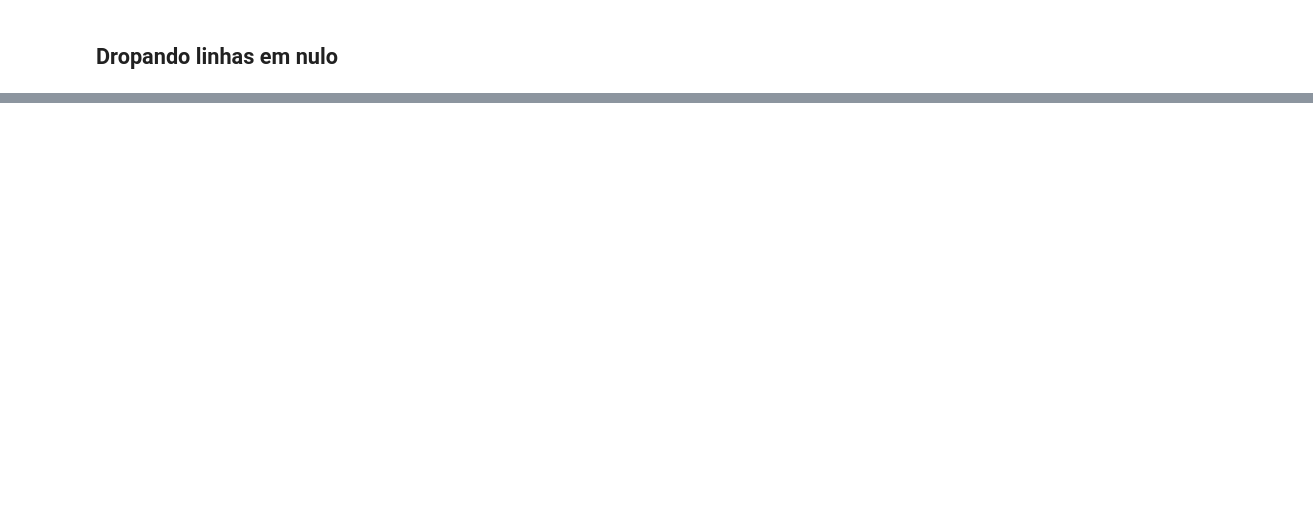
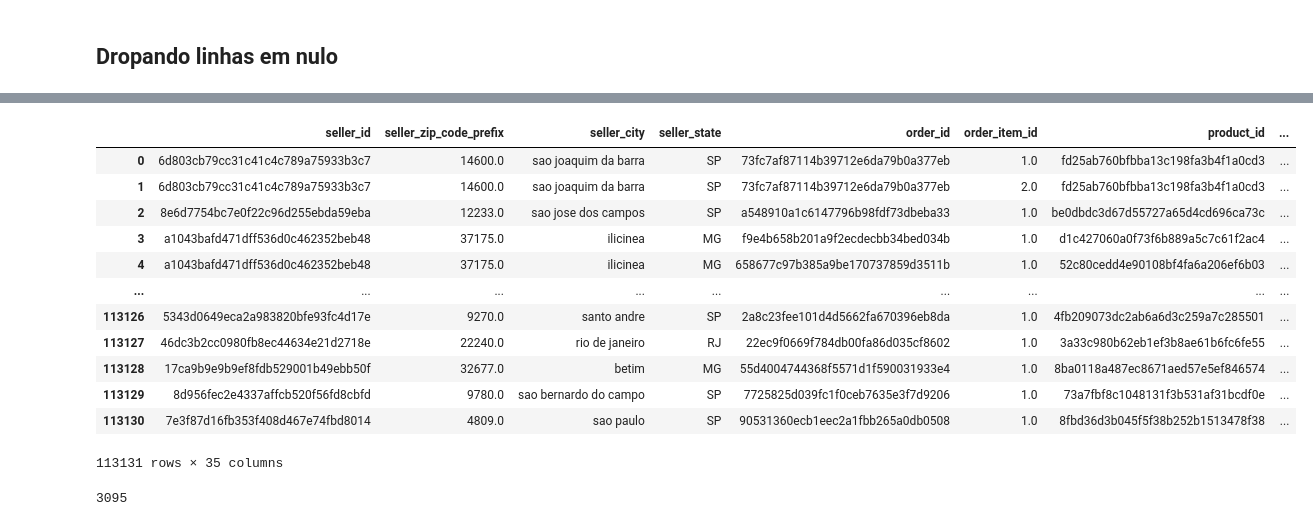
Before and after one commit to claudiagarcia0204/Projeto-Final---Olist, a Jupyter notebook: limpeza Paulo.ipynb, the cells around one changed output, grey strips where cells are left out. Cells and saved outputs as stored; diff of their text form; code cells hidden in the pictures; blank space fills up the shorter version.

Commit message:
mergedf

```diff
--- a/limpeza Paulo.ipynb
+++ b/limpeza Paulo.ipynb
@@ -172,0 +99,33 @@ vendedores = pd.read_csv("Data/vendedores.csv")
+# %%
+df.drop(['Unnamed: 0_x', 'Unnamed: 0_y', 'Unnamed: 0'],axis=1, inplace=True)
+# %%
+df = df.merge(produtos, left_on='product_id', right_on='product_id',how='left' )
+# %%
+df = df.merge(ordens, left_on='order_id', right_on='order_id',how='right' )
+# %%
+df = df.merge(avaliacoes, left_on='order_id', right_on='order_id',how='right' )
+# %%
+df
+# %% [output]
+|  | seller_id | seller_zip_code_prefix | seller_city | seller_state | order_id | order_item_id | product_id | ... |
+| 0 | 6d803cb79cc31c41c4c789a75933b3c7 | 14600.0 | sao joaquim da barra | SP | 73fc7af87114b39712e6da79b0a377eb | 1.0 | fd25ab760bfbba13c198fa3b4f1a0cd3 | ... |
+| 1 | 6d803cb79cc31c41c4c789a75933b3c7 | 14600.0 | sao joaquim da barra | SP | 73fc7af87114b39712e6da79b0a377eb | 2.0 | fd25ab760bfbba13c198fa3b4f1a0cd3 | ... |
+| 2 | 8e6d7754bc7e0f22c96d255ebda59eba | 12233.0 | sao jose dos campos | SP | a548910a1c6147796b98fdf73dbeba33 | 1.0 | be0dbdc3d67d55727a65d4cd696ca73c | ... |
+| 3 | a1043bafd471dff536d0c462352beb48 | 37175.0 | ilicinea | MG | f9e4b658b201a9f2ecdecbb34bed034b | 1.0 | d1c427060a0f73f6b889a5c7c61f2ac4 | ... |
+| 4 | a1043bafd471dff536d0c462352beb48 | 37175.0 | ilicinea | MG | 658677c97b385a9be170737859d3511b | 1.0 | 52c80cedd4e90108bf4fa6a206ef6b03 | ... |
+| ... | ... | ... | ... | ... | ... | ... | ... | ... |
+| 113126 | 5343d0649eca2a983820bfe93fc4d17e | 9270.0 | santo andre | SP | 2a8c23fee101d4d5662fa670396eb8da | 1.0 | 4fb209073dc2ab6a6d3c259a7c285501 | ... |
+| 113127 | 46dc3b2cc0980fb8ec44634e21d2718e | 22240.0 | rio de janeiro | RJ | 22ec9f0669f784db00fa86d035cf8602 | 1.0 | 3a33c980b62eb1ef3b8ae61b6fc6fe55 | ... |
+| 113128 | 17ca9b9e9b9ef8fdb529001b49ebb50f | 32677.0 | betim | MG | 55d4004744368f5571d1f590031933e4 | 1.0 | 8ba0118a487ec8671aed57e5ef846574 | ... |
+| 113129 | 8d956fec2e4337affcb520f56fd8cbfd | 9780.0 | sao bernardo do campo | SP | 7725825d039fc1f0ceb7635e3f7d9206 | 1.0 | 73a7fbf8c1048131f3b531af31bcdf0e | ... |
+| 113130 | 7e3f87d16fb353f408d467e74fbd8014 | 4809.0 | sao paulo | SP | 90531360ecb1eec2a1fbb265a0db0508 | 1.0 | 8fbd36d3b045f5f38b252b1513478f38 | ... |
+113131 rows × 35 columns
+# %%
+ordens.to_sql('ordens', con=conn, index=False, if_exists='replace')
+produtos.to_sql('produtos', con=conn, index=False, if_exists='replace')
+geolocal.to_sql('geolocal', con=conn, index=False, if_exists='replace')
+clientes.to_sql('clientes', con=conn, index=False, if_exists='replace')
+avaliacoes.to_sql('avaliacoes', con=conn, index=False, if_exists='replace')
+vendedores.to_sql('vendedores', con=conn, index=False, if_exists='replace')
+# %% [output]
+3095
```
Also changed, not shown: parts of 17 cells of this notebook, 1 other file.
